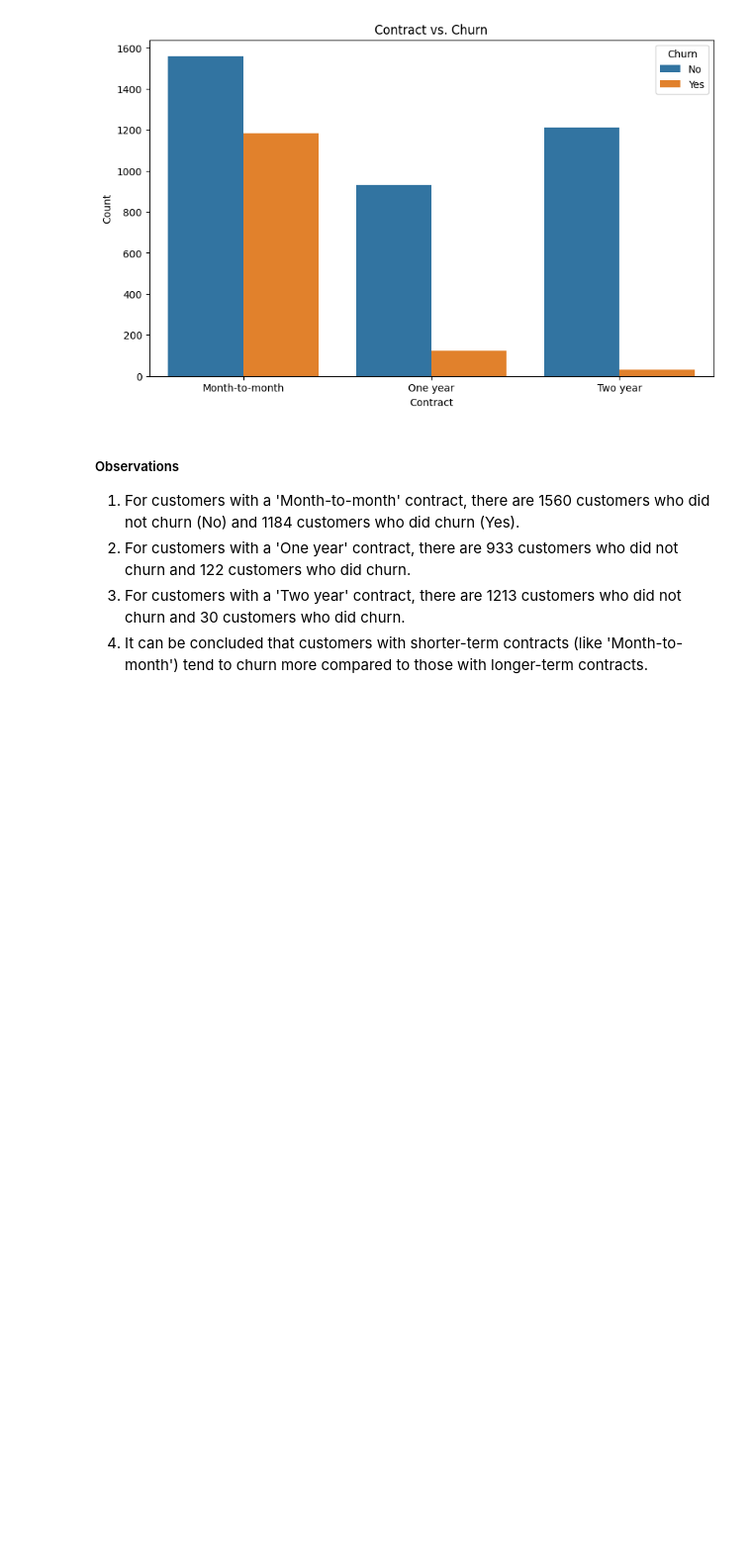
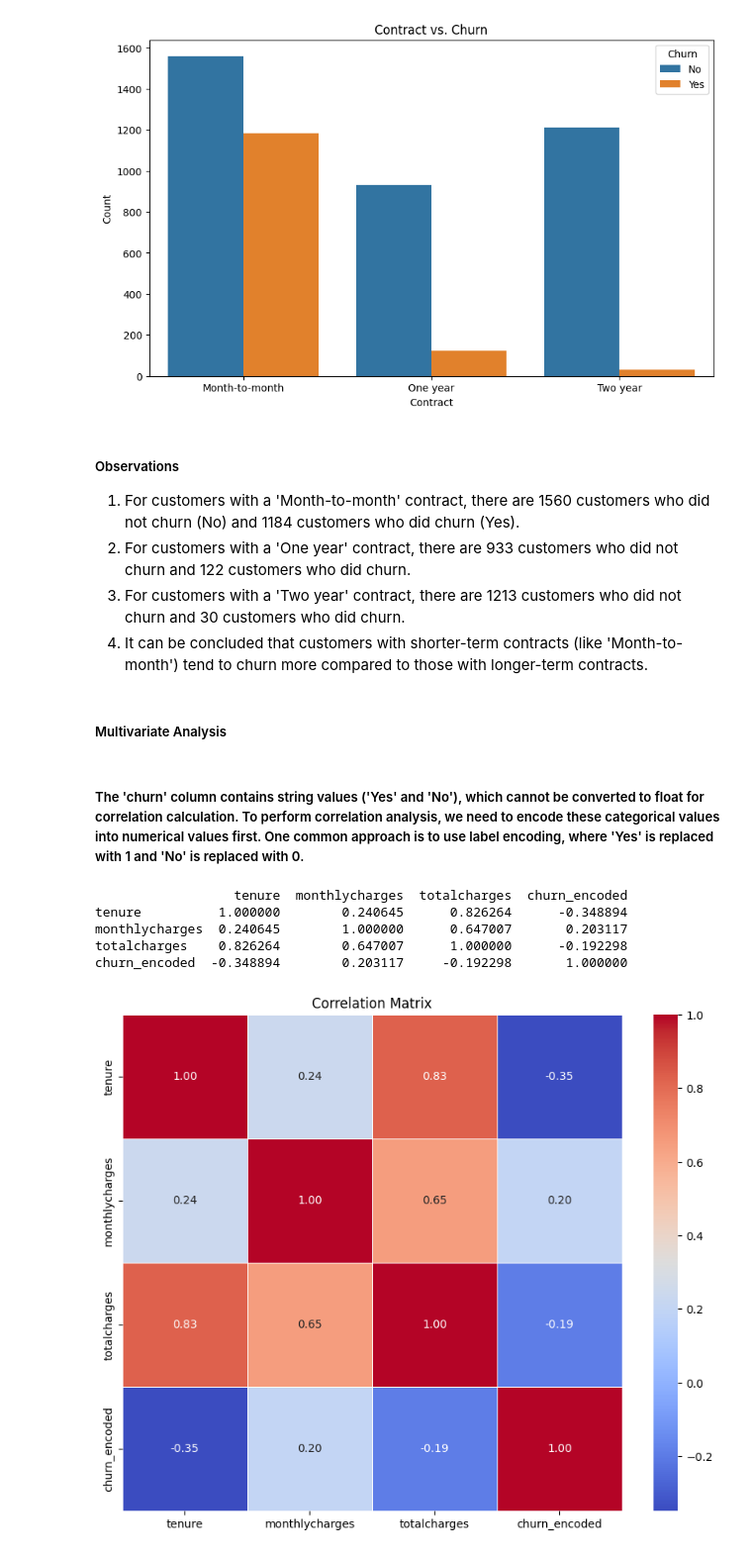
Before and after one commit to AndyMortey/A-Classification-Project-The-Customer-Churn-Analysis, a Jupyter notebook: notebook.ipynb, the cells around one changed output. Shown at 99% size. Saved outputs shown, nothing was run; the diff lists cells and outputs as text; code cells hidden in the pictures; blank space fills up the shorter version.

```diff
--- a/notebook.ipynb
+++ b/notebook.ipynb
@@ -626,3 +627,33 @@ plt.show()
 2. For customers with a 'One year' contract, there are 933 customers who did not churn and 122 customers who did churn.
 3. For customers with a 'Two year' contract, there are 1213 customers who did not churn and 30 customers who did churn.
 4. It can be concluded that customers with shorter-term contracts (like 'Month-to-month') tend to churn more compared to those with longer-term contracts.
+# %% [markdown]
+##### Multivariate Analysis
+# %% [markdown]
+##### The 'churn' column contains string values ('Yes' and 'No'), which cannot be converted to float for correlation calculation. To perform correlation analysis, we need to encode these categorical values into numerical values first. One common approach is to use label encoding, where 'Yes' is replaced with 1 and 'No' is replaced with 0.
+# %%
+#Initialize LabelEncoder
+label_encoder = LabelEncoder()
+
+#Encode the 'churn' column
+df['churn_encoded'] = label_encoder.fit_transform(df['churn'])
+
+#Calculate correlation matrix
+correlation_matrix = df[['tenure', 'monthlycharges', 'totalcharges', 'churn_encoded']].corr()
+
+#Display correlation matrix
+print(correlation_matrix)
+# %% [output]
+                  tenure  monthlycharges  totalcharges  churn_encoded
+tenure          1.000000        0.240645      0.826264      -0.348894
+monthlycharges  0.240645        1.000000      0.647007       0.203117
+totalcharges    0.826264        0.647007      1.000000      -0.192298
+churn_encoded  -0.348894        0.203117     -0.192298       1.000000
+# %%
+#Plotting the heatmap
+plt.figure(figsize=(10, 8))
+sns.heatmap(correlation_matrix, annot=True, cmap='coolwarm', fmt=".2f", linewidths=0.5)
+plt.title('Correlation Matrix')
+plt.show()
+# %% [output]
+[figure, added]
```
Also changed, not shown: parts of 3 cells of this notebook, 1 other file.
